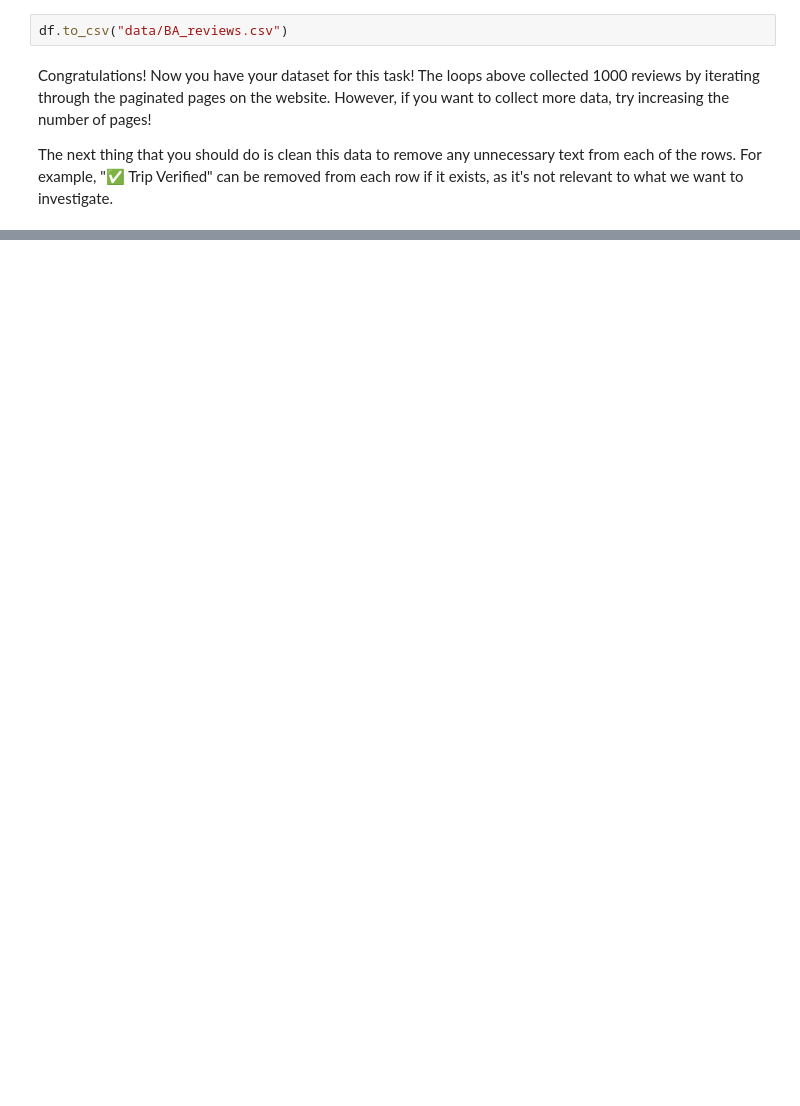
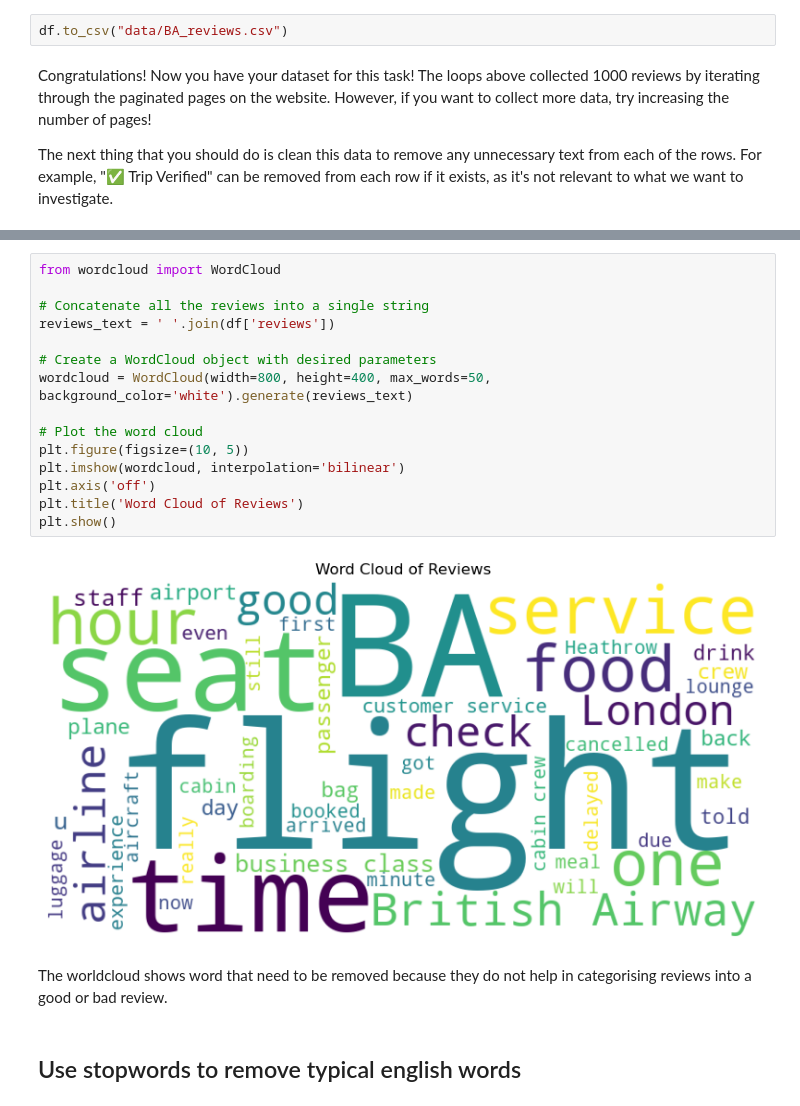
Before and after one commit to SakinaJaffri/British_Airway_Virtual_Internship, a Jupyter notebook: british_airways_task1.ipynb, the cells around one changed output, grey strips where cells are left out. Saved outputs shown, nothing was run; the diff lists cells and outputs as text; blank space fills up the shorter version.

```diff
--- a/british_airways_task1.ipynb
+++ b/british_airways_task1.ipynb
@@ -81,0 +356,21 @@ Congratulations! Now you have your dataset for this task! The loops above collec
+# %%
+from wordcloud import WordCloud
+
+# Concatenate all the reviews into a single string
+reviews_text = ' '.join(df['reviews'])
+
+# Create a WordCloud object with desired parameters
+wordcloud = WordCloud(width=800, height=400, max_words=50, background_color='white').generate(reviews_text)
+
+# Plot the word cloud
+plt.figure(figsize=(10, 5))
+plt.imshow(wordcloud, interpolation='bilinear')
+plt.axis('off')
+plt.title('Word Cloud of Reviews')
+plt.show()
+# %% [output]
+[figure, added]
+# %% [markdown]
+The worldcloud shows word that need to be removed because they do not help in categorising reviews into a good or bad review.
+# %% [markdown]
+## Use stopwords to remove typical english words
```
Also changed, not shown: parts of 32 cells of this notebook, 1 other file.
